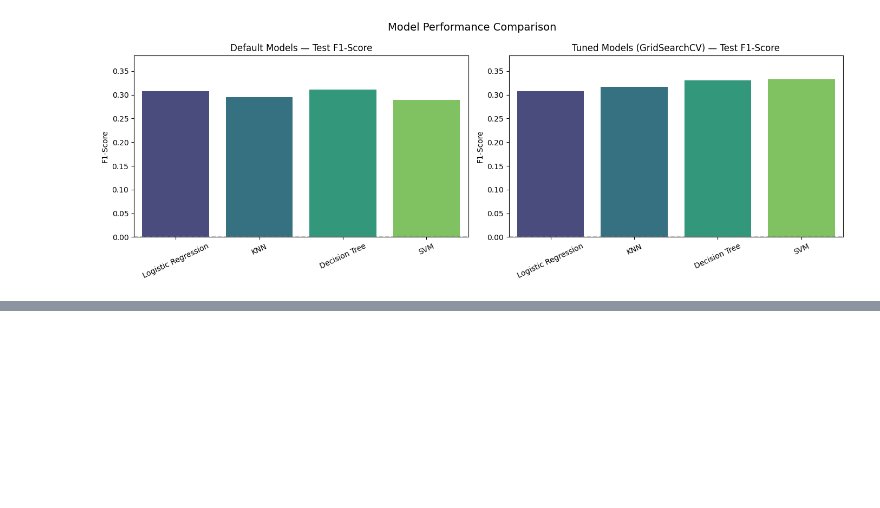
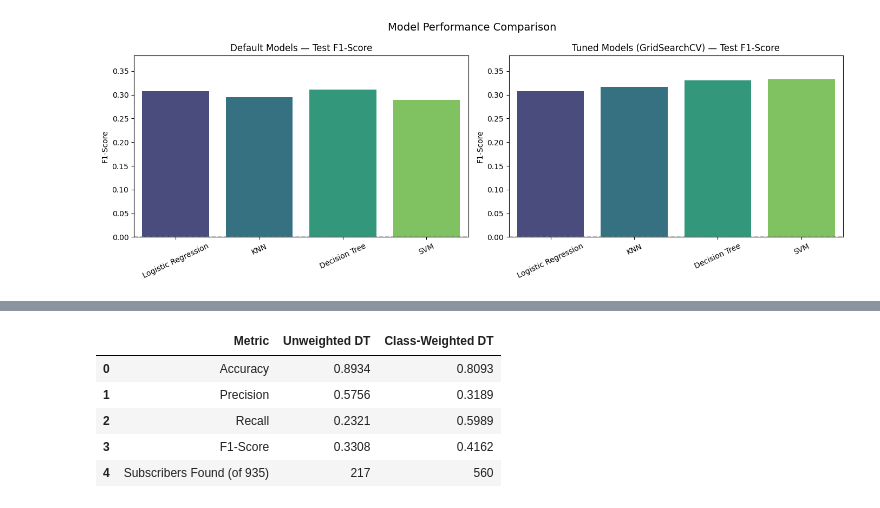
Before and after one commit to avidavis/comparing-classifiers, a Jupyter notebook: prompt_III.ipynb, the cells around one changed output, grey strips where cells are left out. Drawn from its saved outputs; the diff is of its cells as text; code cells hidden in the pictures; blank space fills up the shorter version.

```diff
--- a/prompt_III.ipynb
+++ b/prompt_III.ipynb
@@ -857,0 +853,45 @@ plt.show()
+# %%
+# Retrain Decision Tree with class_weight='balanced'
+# Same hyperparameters as the tuned model above (max_depth=10, min_samples_split=10)
+dt_balanced = Pipeline(steps=[
+    ('preprocessor', preprocessor_realistic),
+    ('classifier', DecisionTreeClassifier(
+        max_depth=10,
+        min_samples_split=10,
+        class_weight='balanced',
+        random_state=42
+    ))
+])
+
+dt_balanced.fit(X_train, y_train)
+y_pred_balanced = dt_balanced.predict(X_test)
+
+# Get the unweighted tuned DT predictions for comparison
+y_pred_unweighted = best_estimators['Decision Tree'].predict(X_test)
+
+# Build comparison table
+comparison = pd.DataFrame({
+    'Metric': ['Accuracy', 'Precision', 'Recall', 'F1-Score', 'Subscribers Found (of 935)'],
+    'Unweighted DT': [
+        f"{accuracy_score(y_test, y_pred_unweighted):.4f}",
+        f"{precision_score(y_test, y_pred_unweighted):.4f}",
+        f"{recall_score(y_test, y_pred_unweighted):.4f}",
+        f"{f1_score(y_test, y_pred_unweighted):.4f}",
+        f"{int(((y_test == 1) & (y_pred_unweighted == 1)).sum())}"
+    ],
+    'Class-Weighted DT': [
+        f"{accuracy_score(y_test, y_pred_balanced):.4f}",
+        f"{precision_score(y_test, y_pred_balanced):.4f}",
+        f"{recall_score(y_test, y_pred_balanced):.4f}",
+        f"{f1_score(y_test, y_pred_balanced):.4f}",
+        f"{int(((y_test == 1) & (y_pred_balanced == 1)).sum())}"
+    ]
+})
+comparison
+# %% [output]
+|  | Metric | Unweighted DT | Class-Weighted DT |
+| 0 | Accuracy | 0.8934 | 0.8093 |
+| 1 | Precision | 0.5756 | 0.3189 |
+| 2 | Recall | 0.2321 | 0.5989 |
+| 3 | F1-Score | 0.3308 | 0.4162 |
+| 4 | Subscribers Found (of 935) | 217 | 560 |
```
Also changed, not shown: parts of 12 cells of this notebook, 2 other files.
